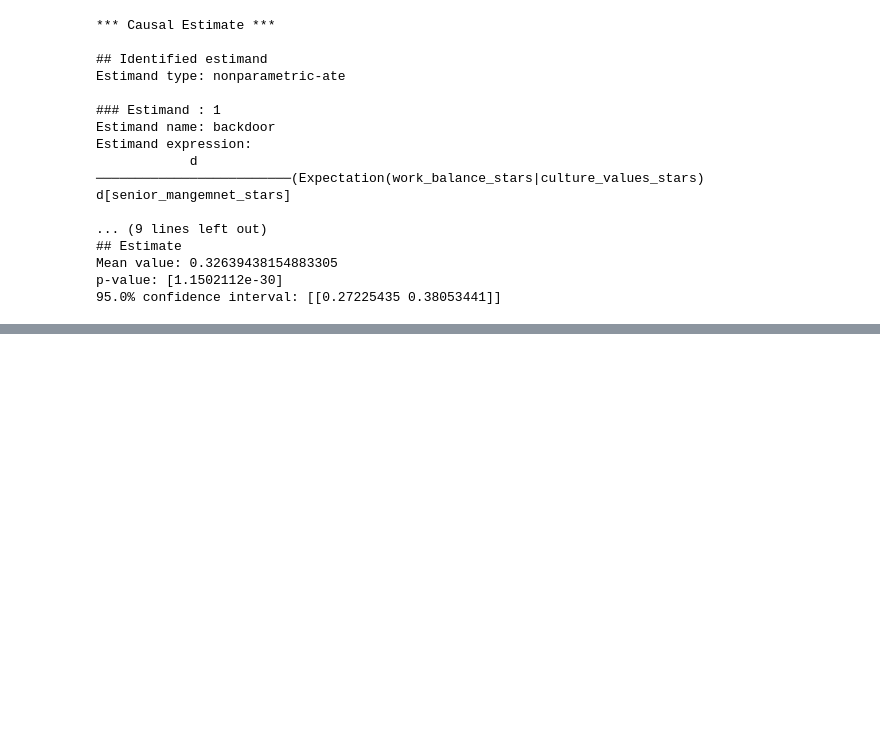
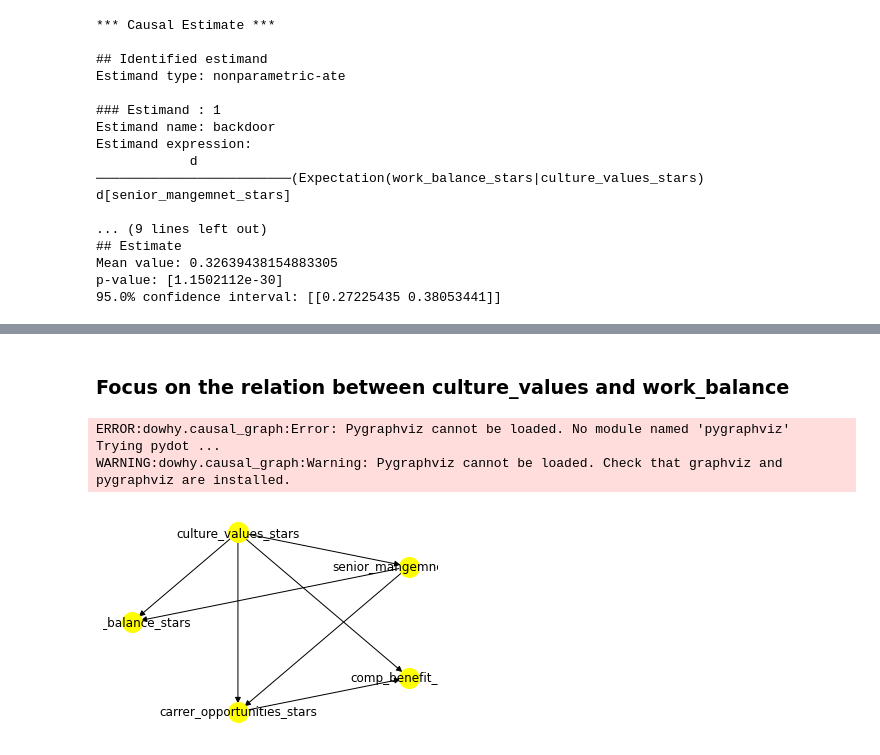
Before and after one commit to StefaniaSferragatta/HumanCapital_TechIndustries, a Jupyter notebook: draft_submit/google.ipynb, the cells around one changed output, grey strips where cells are left out. Drawn from its saved outputs; the diff is of its cells as text; code cells hidden in the pictures; blank space fills up the shorter version.

```diff
--- a/draft_submit/google.ipynb
+++ b/draft_submit/google.ipynb
@@ -245,0 +267,20 @@ p value:0.45
+# %% [markdown]
+### Focus on the relation between culture_values and work_balance
+# %%
+#here we use the DAG schema obtained with Hillclimsearch algorithm
+outcome='work_balance_stars'
+treatment='culture_values_stars'
+
+model_gg= CausalModel(
+        data = df_train_gg,
+        graph=causal_graph_google.replace("\n", " "),
+        treatment=treatment,
+        outcome=outcome
+)
+model_gg.view_model()
+#display(Image(filename='causal_model.png'))
+# %% [output]
+ERROR:dowhy.causal_graph:Error: Pygraphviz cannot be loaded. No module named 'pygraphviz'
+Trying pydot ...
+WARNING:dowhy.causal_graph:Warning: Pygraphviz cannot be loaded. Check that graphviz and pygraphviz are installed.
+[figure, added]
```
Also changed, not shown: parts of 19 cells of this notebook, 2 other files.
